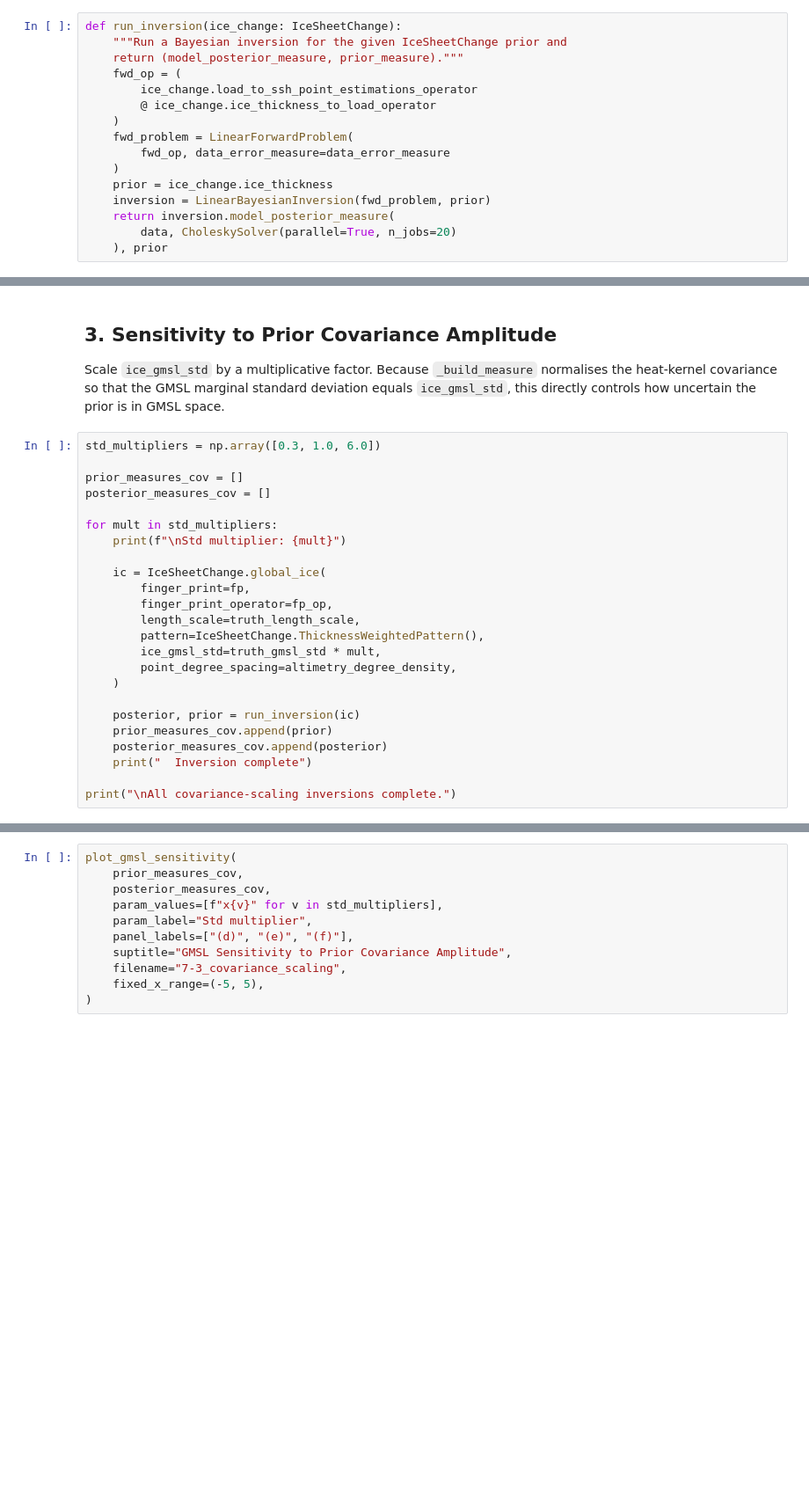
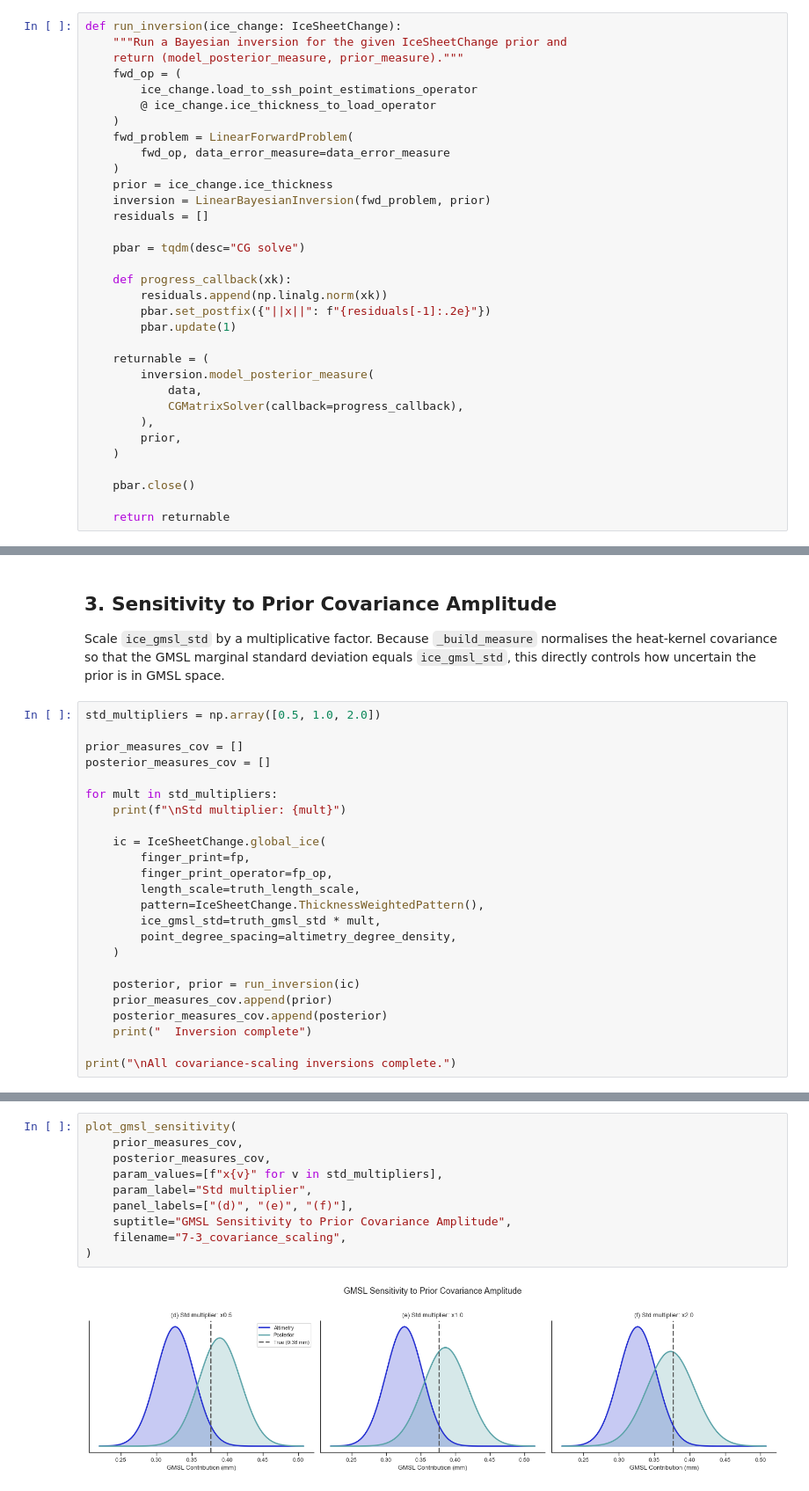
Before and after one commit to 0thomasholland/Part_III_Project, a Jupyter notebook: notebooks/07 - Inversion Sensitivity.ipynb, the cells around one changed output, grey strips where cells are left out. Shown at 88% size. Cells and saved outputs as stored; diff of their text form; blank space fills up the shorter version.

```diff
--- a/notebooks/07 - Inversion Sensitivity.ipynb
+++ b/notebooks/07 - Inversion Sensitivity.ipynb
@@ -169,9 +212,26 @@ def run_inversion(ice_change: IceSheetChange):
     )
     prior = ice_change.ice_thickness
     inversion = LinearBayesianInversion(fwd_problem, prior)
-    return inversion.model_posterior_measure(
-        data, CholeskySolver(parallel=True, n_jobs=20)
-    ), prior
+    residuals = []
+
+    pbar = tqdm(desc="CG solve")
+
+    def progress_callback(xk):
+        residuals.append(np.linalg.norm(xk))
+        pbar.set_postfix({"||x||": f"{residuals[-1]:.2e}"})
+        pbar.update(1)
+
+    returnable = (
+        inversion.model_posterior_measure(
+            data,
+            CGMatrixSolver(callback=progress_callback),
+        ),
+        prior,
+    )
+
+    pbar.close()
+
+    return returnable
 # %%
 def plot_gmsl_sensitivity(
     prior_measures,
@@ -331,7 +466,7 @@ Scale `ice_gmsl_std` by a multiplicative factor.  Because
 GMSL marginal standard deviation equals `ice_gmsl_std`, this directly
 controls how uncertain the prior is in GMSL space.
 # %%
-std_multipliers = np.array([0.3, 1.0, 6.0])
+std_multipliers = np.array([0.5, 1.0, 2.0])
 
 prior_measures_cov = []
 posterior_measures_cov = []
@@ -357,11 +506,12 @@ print("\nAll covariance-scaling inversions complete.")
 # %%
 plot_gmsl_sensitivity(
     prior_measures_cov,
     posterior_measures_cov,
     param_values=[f"x{v}" for v in std_multipliers],
     param_label="Std multiplier",
     panel_labels=["(d)", "(e)", "(f)"],
     suptitle="GMSL Sensitivity to Prior Covariance Amplitude",
     filename="7-3_covariance_scaling",
-    fixed_x_range=(-5, 5),
 )
+# %% [output]
+[figure, added]
```
Also changed, not shown: parts of 15 cells of this notebook, 10 other files.
